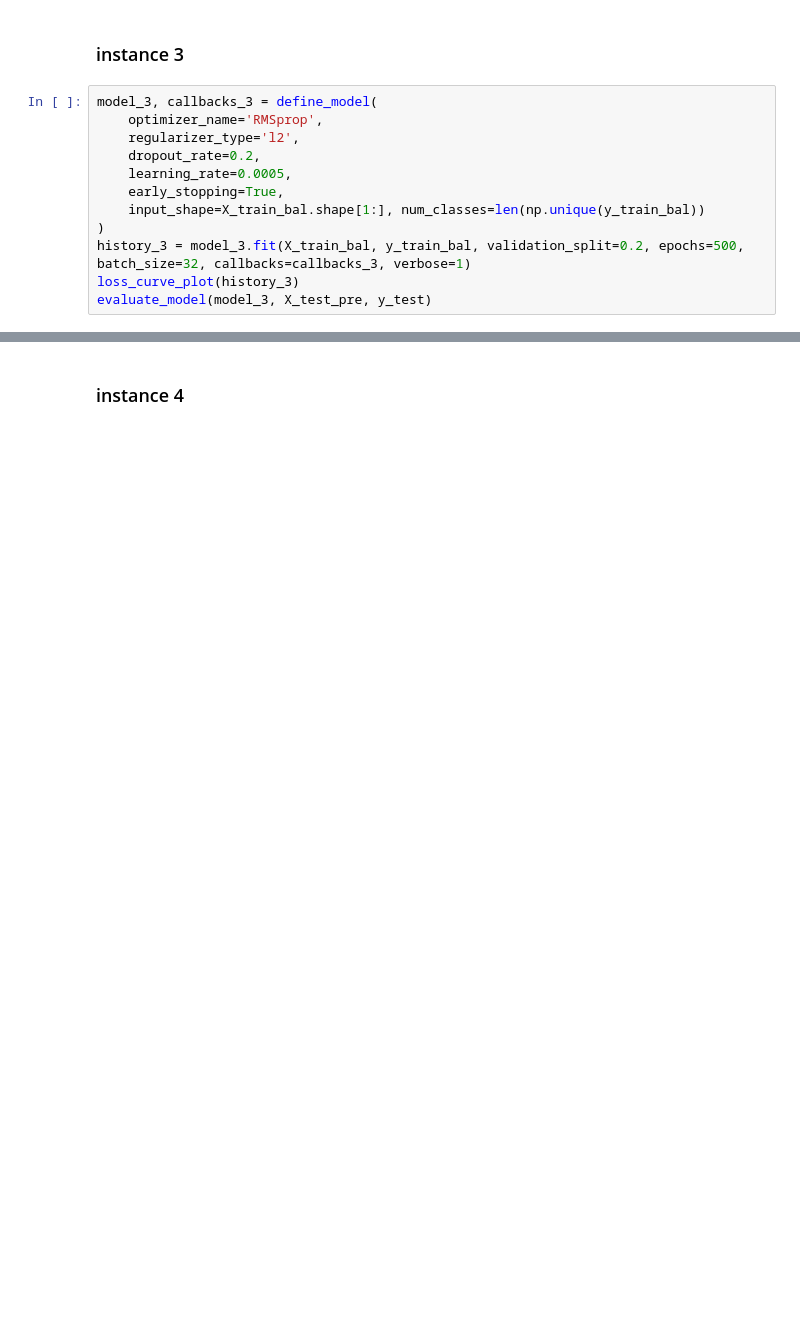
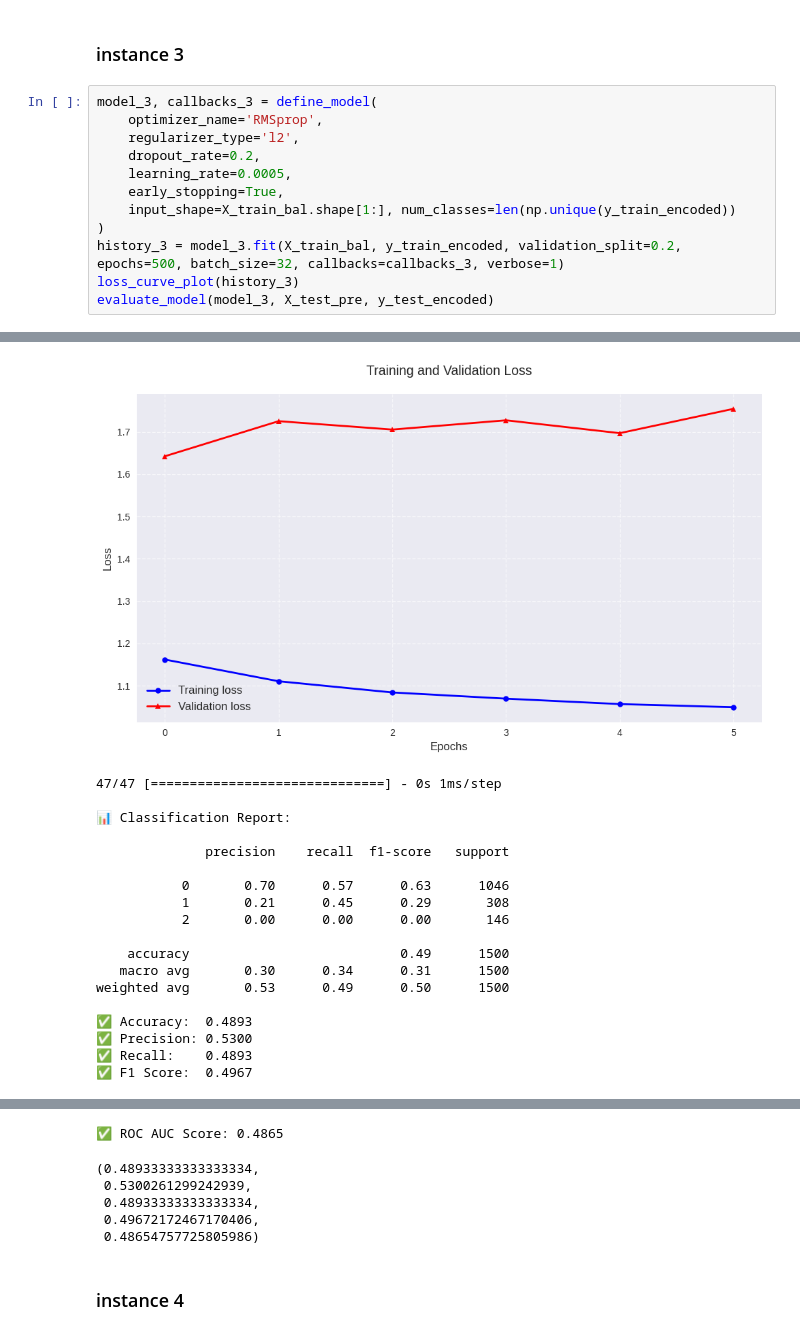
Before and after one commit to NiyonshutiDavid/Intro2ML_Summative, a Jupyter notebook: Summative_Intro_to_ml_[David Niyonshuti]_assignment_FIXED.ipynb, the cells around one changed output, grey strips where cells are left out. Cells and saved outputs as stored; diff of their text form; blank space fills up the shorter version.

```diff
--- a/Summative_Intro_to_ml_[David Niyonshuti]_assignment_FIXED.ipynb
+++ b/Summative_Intro_to_ml_[David Niyonshuti]_assignment_FIXED.ipynb
@@ -1112,8 +1201,9 @@ model_3, callbacks_3 = define_model(
     dropout_rate=0.2,
     learning_rate=0.0005,
     early_stopping=True,
-    input_shape=X_train_bal.shape[1:], num_classes=len(np.unique(y_train_bal))
+    input_shape=X_train_bal.shape[1:], num_classes=len(np.unique(y_train_encoded))
 )
-history_3 = model_3.fit(X_train_bal, y_train_bal, validation_split=0.2, epochs=500, batch_size=32, callbacks=callbacks_3, verbose=1)
+history_3 = model_3.fit(X_train_bal, y_train_encoded, validation_split=0.2, epochs=500, batch_size=32, callbacks=callbacks_3, verbose=1)
 loss_curve_plot(history_3)
-evaluate_model(model_3, X_test_pre, y_test)
+evaluate_model(model_3, X_test_pre, y_test_encoded)
+# %% [output]
@@ -1119,0 +1222,19 @@ evaluate_model(model_3, X_test_pre, y_test)
+[figure, added]
+47/47 [==============================] - 0s 1ms/step
+
+📊 Classification Report:
+
+              precision    recall  f1-score   support
+
+           0       0.70      0.57      0.63      1046
+           1       0.21      0.45      0.29       308
+           2       0.00      0.00      0.00       146
+
+    accuracy                           0.49      1500
+   macro avg       0.30      0.34      0.31      1500
+weighted avg       0.53      0.49      0.50      1500
+
+✅ Accuracy:  0.4893
+✅ Precision: 0.5300
+✅ Recall:    0.4893
+✅ F1 Score:  0.4967
@@ -1120,3 +1242,9 @@ evaluate_model(model_3, X_test_pre, y_test)
+✅ ROC AUC Score: 0.4865
+(0.48933333333333334,
+ 0.5300261299242939,
+ 0.48933333333333334,
+ 0.49672172467170406,
+ 0.48654757725805986)
 # %% [markdown]
 ### instance 4
 # %%
```
Also changed, not shown: parts of 23 cells of this notebook, 1 other file.
